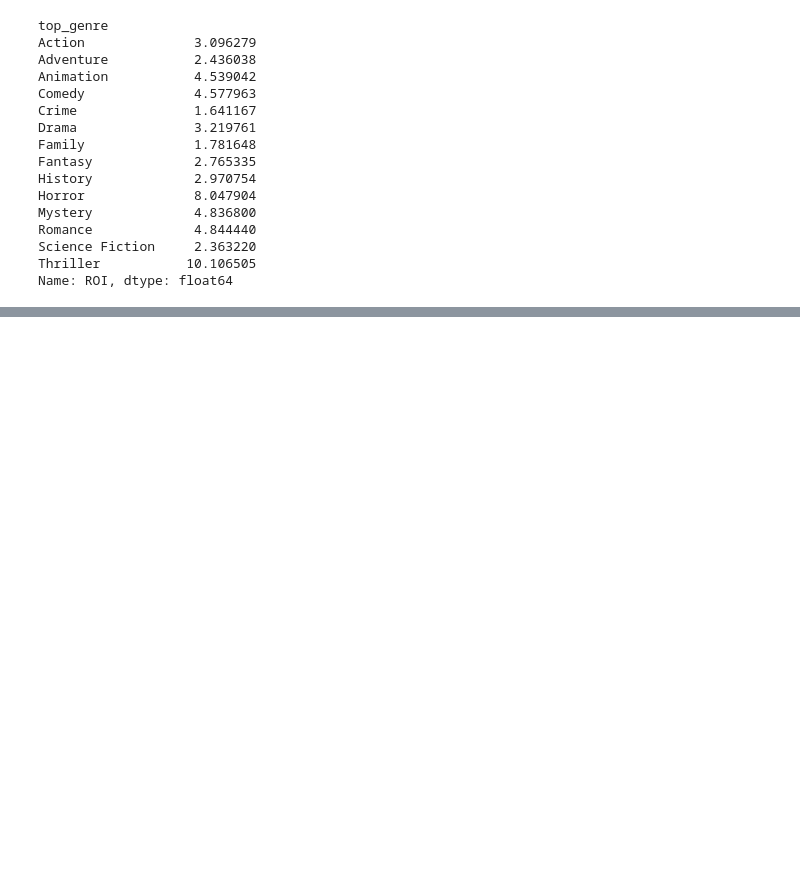
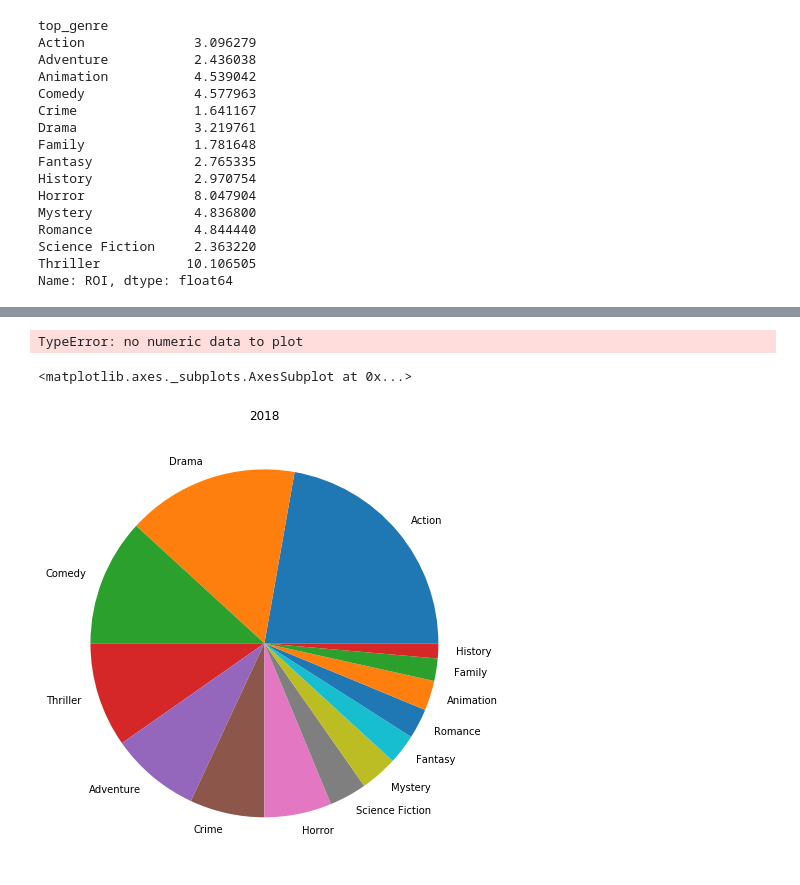
Before and after one commit to Dlisk92/Mod-1-Project_HTX-DS-111819, a Jupyter notebook: MovieAnalysis.ipynb, the cells around one changed output, grey strips where cells are left out. Saved outputs shown, nothing was run; the diff lists cells and outputs as text; code cells hidden in the pictures; blank space fills up the shorter version.

```diff
--- a/MovieAnalysis.ipynb
+++ b/MovieAnalysis.ipynb
@@ -411,0 +422,3 @@ Name: ROI, dtype: float64
+# %%
+df_index['made_money'] = df_index['ROI'] > 1
+df_index.head(4)
@@ -411,0 +450,9 @@ Name: ROI, dtype: float64
+# %%
+df_index.groupby('top_genre')['release_date'].plot()
+# %% [output]
+TypeError: no numeric data to plot
+# %%
+df_index['top_genre'].value_counts().plot.pie(figsize=(12,8), label='', title='2018')
+# %% [output]
+<matplotlib.axes._subplots.AxesSubplot at 0x...>
+[figure, added]
```
Also changed, not shown: parts of 20 cells of this notebook, 1 other file.
